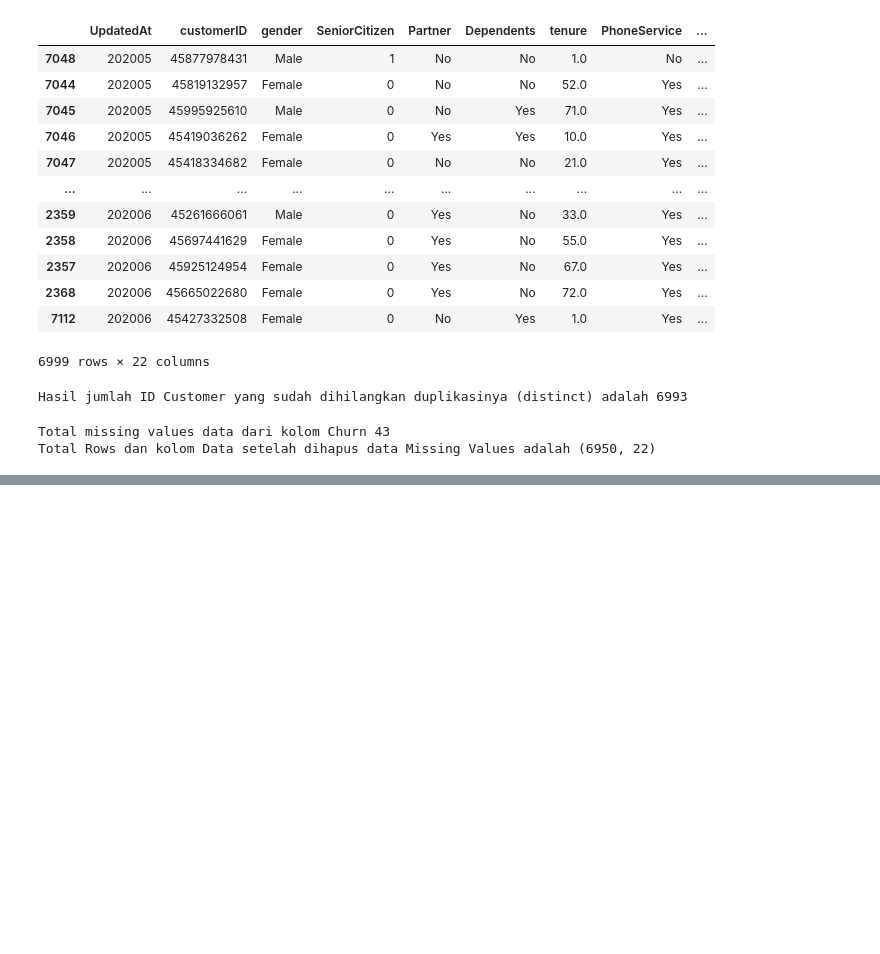
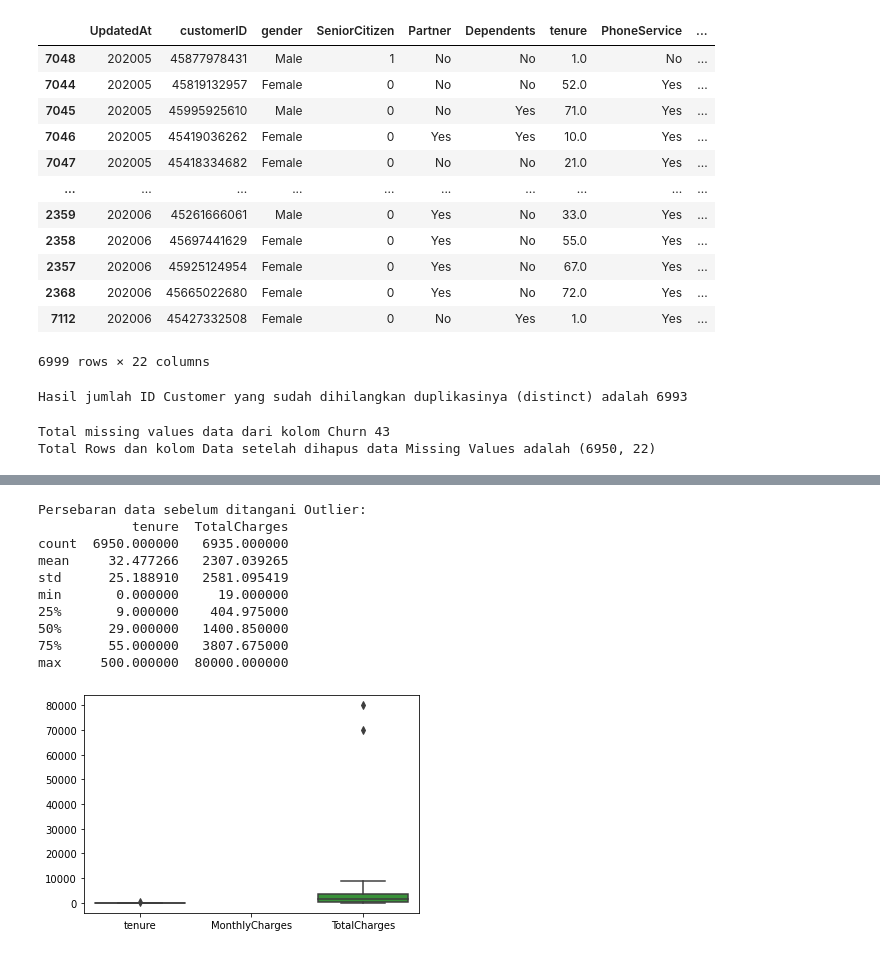
Before and after one commit to Gengsu07/DQLAB, a Jupyter notebook: DATA CLEANSING WITH TELCO .ipynb, the cells around one changed output, grey strips where cells are left out. Drawn from its saved outputs; the diff is of its cells as text; code cells hidden in the pictures; blank space fills up the shorter version.

Commit message:
matplotlib

```diff
--- a/DATA CLEANSING WITH TELCO .ipynb
+++ b/DATA CLEANSING WITH TELCO .ipynb
@@ -91,0 +112,13 @@ Total Rows dan kolom Data setelah dihapus data Missing Values adalah (6950, 22)
+# %%
+print('Status Missing Value :',df_load.isnull().values.any())
+print('\nJumlah Missing Values masing-masing kolom, adalah:\n',df_load.isnull().sum().sort_values(ascending = False))
+#handling missing values Tenure fill with 11
+df_load['tenure'].fillna(11, inplace=True)
+
+#Loop
+#Handling missing values num vars (except Tenure)
+for col_name in list(['MonthlyCharges','TotalCharges']):
+  #write your command here
+  df_load[col_name] = df_load[col_name].fillna(df_load[col_name].mean(), inplace=True)
+  print('\nJumlah Missing Values setelah di imputer datanya, adalah:')
+  print(df_load[col_name].isnull().sum().sort_values(ascending=False))
@@ -91,0 +144,22 @@ Total Rows dan kolom Data setelah dihapus data Missing Values adalah (6950, 22)
+# %%
+print('\nPersebaran data sebelum ditangani Outlier: ')
+print(df_load[['tenure','MonthlyCharges','TotalCharges']].describe())
+
+# Creating Box Plot
+import matplotlib.pyplot as plt
+import seaborn as sns
+
+#Your Codes here
+sns.boxplot(data = df_load[['tenure','MonthlyCharges','TotalCharges']]);
+# %% [output]
+Persebaran data sebelum ditangani Outlier:
+            tenure  TotalCharges
+count  6950.000000   6935.000000
+mean     32.477266   2307.039265
+std      25.188910   2581.095419
+min       0.000000     19.000000
+25%       9.000000    404.975000
+50%      29.000000   1400.850000
+75%      55.000000   3807.675000
+max     500.000000  80000.000000
+[figure, added]
```
Also changed, not shown: parts of 3 cells of this notebook, 1 other file.
